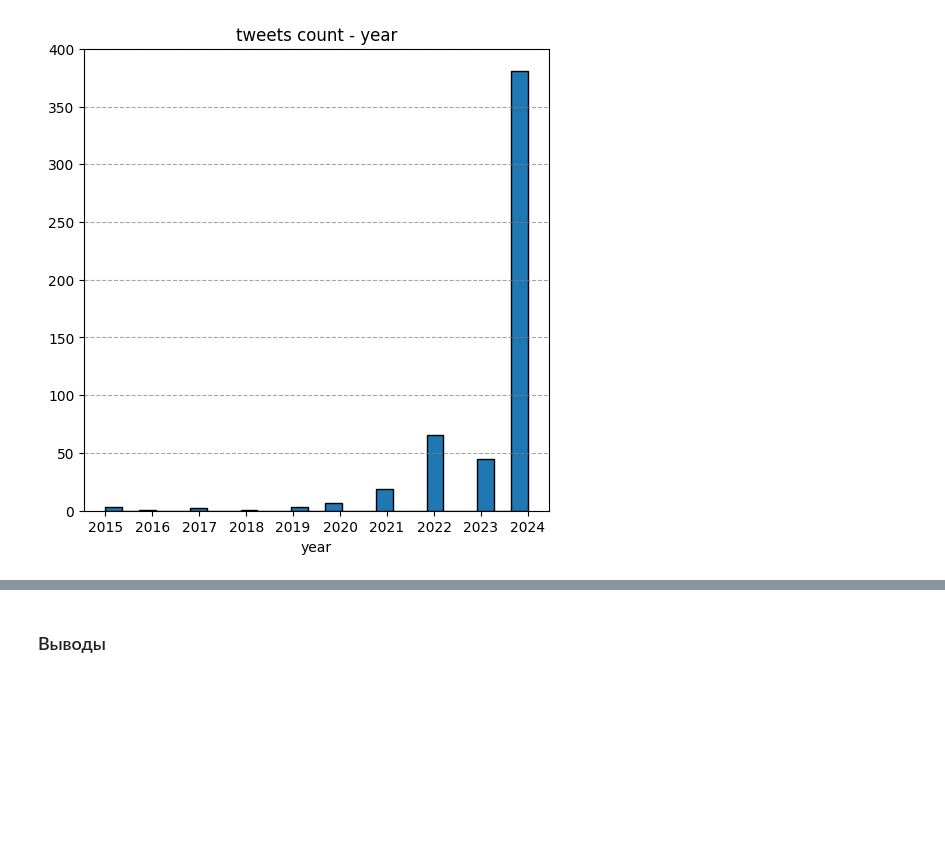
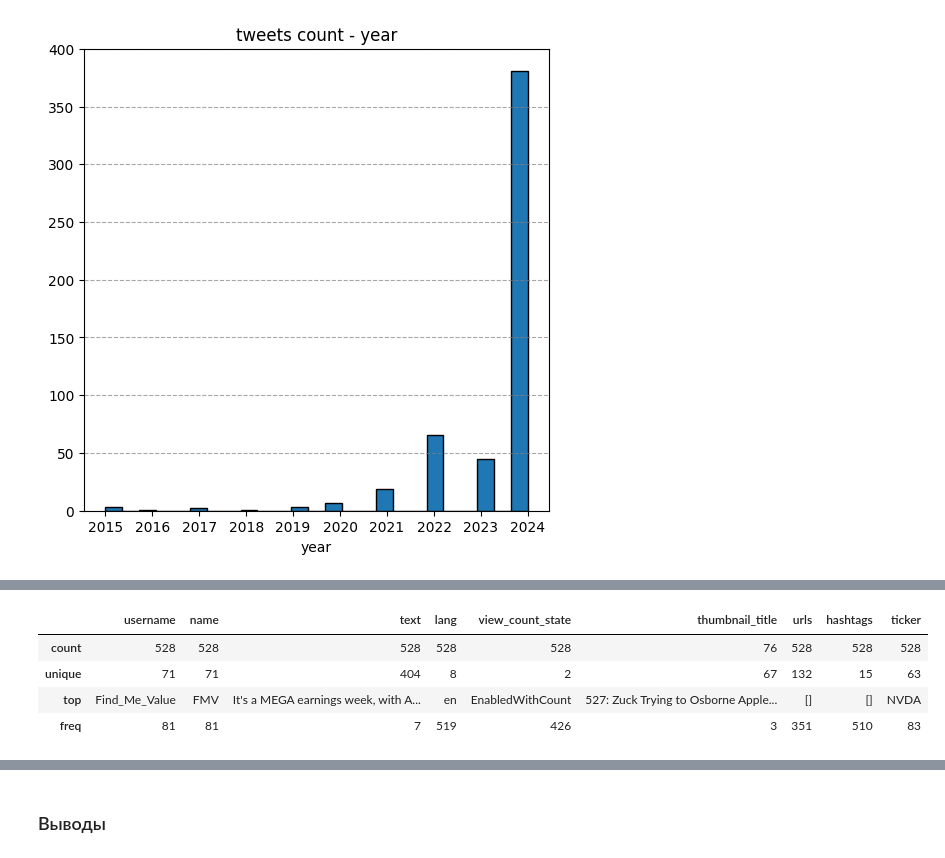
Before and after one commit to vasilyryabtsev/futures-price-prediction, a Jupyter notebook: twitter_parser/infls/inflEDA.ipynb, the cells around one changed output, grey strips where cells are left out. Saved outputs shown, nothing was run; the diff lists cells and outputs as text; code cells hidden in the pictures; blank space fills up the shorter version.

```diff
--- a/twitter_parser/infls/inflEDA.ipynb
+++ b/twitter_parser/infls/inflEDA.ipynb
@@ -243,0 +258,8 @@ plt.show()
+# %%
+df.describe(include='object')
+# %% [output]
+|  | username | name | text | lang | view_count_state | thumbnail_title | urls | hashtags | ticker |
+| count | 528 | 528 | 528 | 528 | 528 | 76 | 528 | 528 | 528 |
+| unique | 71 | 71 | 404 | 8 | 2 | 67 | 132 | 15 | 63 |
+| top | Find_Me_Value | FMV | It's a MEGA earnings week, with A... | en | EnabledWithCount | 527: Zuck Trying to Osborne Apple... | [] | [] | NVDA |
+| freq | 81 | 81 | 7 | 519 | 426 | 3 | 351 | 510 | 83 |
```
Also changed, not shown: parts of 23 cells of this notebook.
